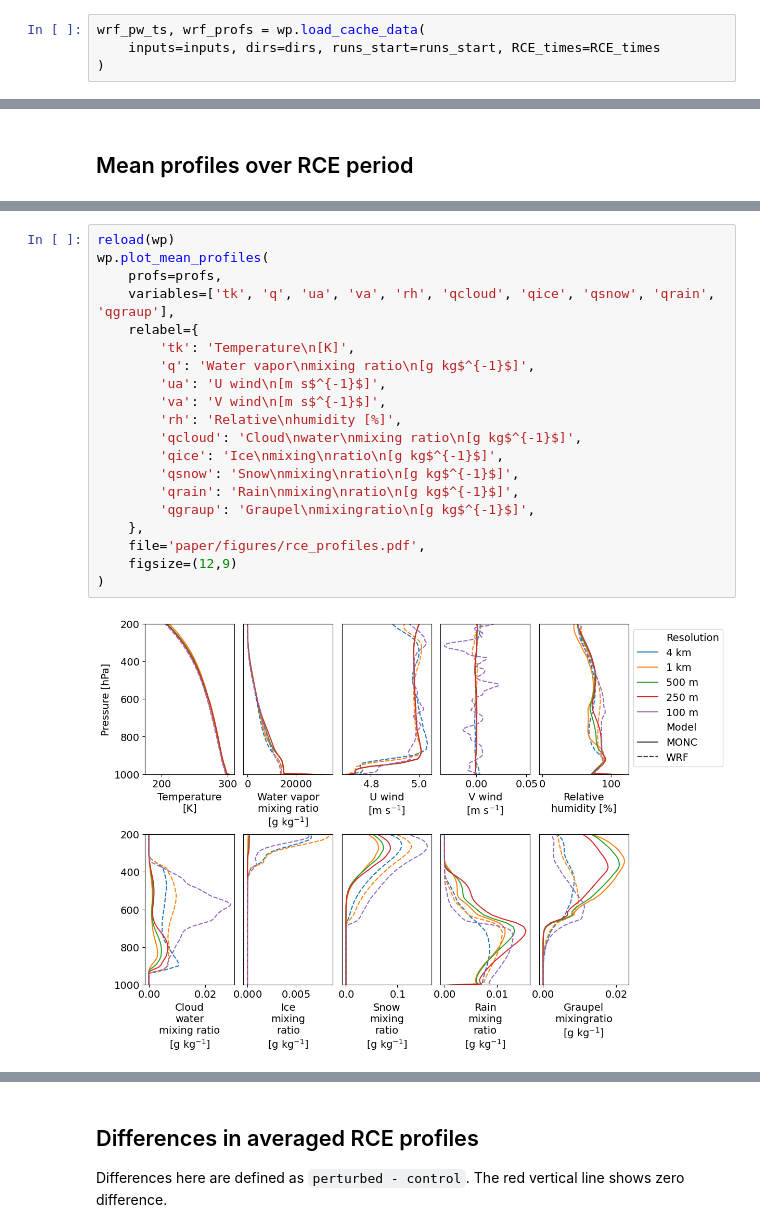
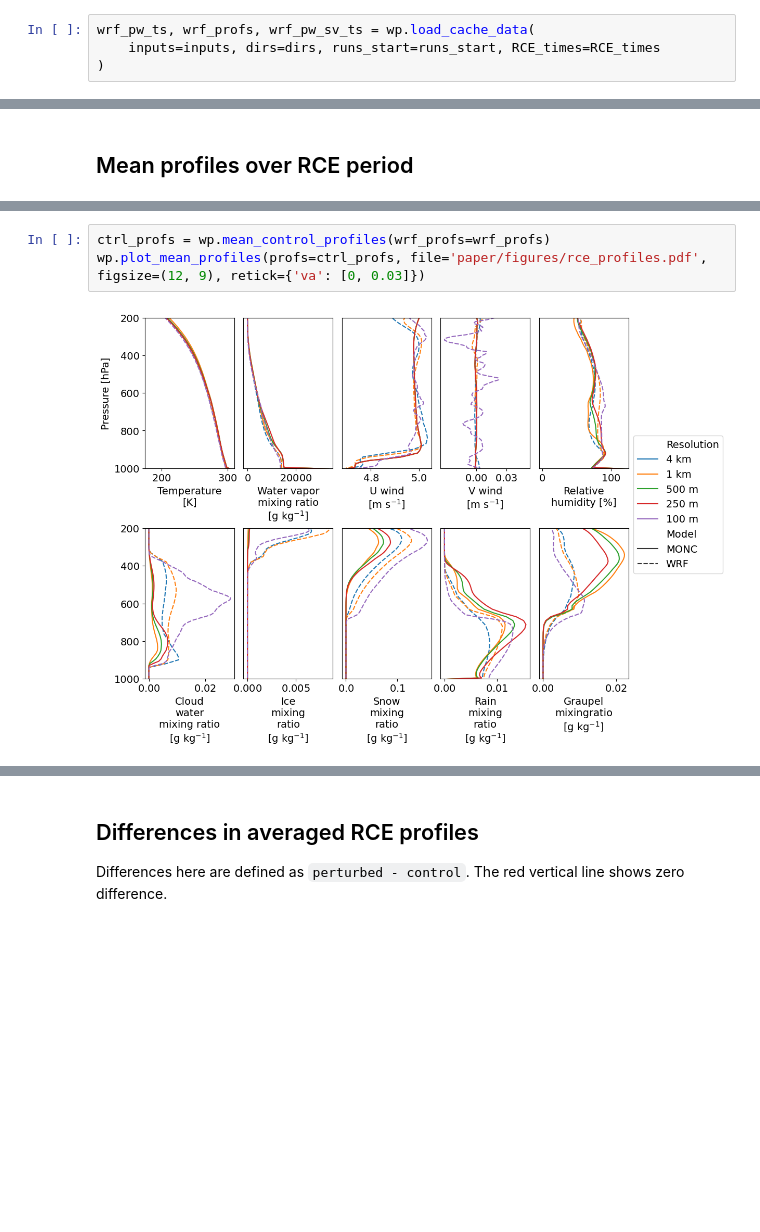
Before and after one commit to traupach/wrf_lrf_les, a Jupyter notebook: analysis/perturbation_analysis.ipynb, the cells around one changed output, grey strips where cells are left out. Drawn from its saved outputs; the diff is of its cells as text; blank space fills up the shorter version.

Commit message:
Many new figures.

```diff
--- a/analysis/perturbation_analysis.ipynb
+++ b/analysis/perturbation_analysis.ipynb
@@ -72,7 +70,7 @@ plot_levels = [850, 500, 410, 100]  # Pressure levels to plot individually [hPa]
 
 The script `~/code/sh/extract_WRF_variables_parallel.sh` runs, in parallel, a python script that extracts variables of interest from WRF `wrfout` files, optionally interpolates the 3D variables to vertical pressure levels, and takes spatial means across horizontal dimensions. These profiles of mean values per time are written to `wrfvar` files, which are then opened here. Note results are cached in `data/WRF`.
 # %%
-wrf_pw_ts, wrf_profs = wp.load_cache_data(
+wrf_pw_ts, wrf_profs, wrf_pw_sv_ts = wp.load_cache_data(
     inputs=inputs, dirs=dirs, runs_start=runs_start, RCE_times=RCE_times
 )
 # %% [markdown]
@@ -128,22 +108,5 @@ profs = profs.rename(columns={'res': 'Resolution', 'model': 'Model'})
-# %%
-reload(wp)
-wp.plot_mean_profiles(
-    profs=profs,
-    variables=['tk', 'q', 'ua', 'va', 'rh', 'qcloud', 'qice', 'qsnow', 'qrain', 'qgraup'],
-    relabel={
-        'tk': 'Temperature\n[K]',
-        'q': 'Water vapor\nmixing ratio\n[g kg$^{-1}$]',
-        'ua': 'U wind\n[m s$^{-1}$]',
-        'va': 'V wind\n[m s$^{-1}$]',
-        'rh': 'Relative\nhumidity [%]',
-        'qcloud': 'Cloud\nwater\nmixing ratio\n[g kg$^{-1}$]',
-        'qice': 'Ice\nmixing\nratio\n[g kg$^{-1}$]',
-        'qsnow': 'Snow\nmixing\nratio\n[g kg$^{-1}$]',
-        'qrain': 'Rain\nmixing\nratio\n[g kg$^{-1}$]',
-        'qgraup': 'Graupel\nmixingratio\n[g kg$^{-1}$]',
-    },
-    file='paper/figures/rce_profiles.pdf',
-    figsize=(12,9)
-)
-# %% [output]
-[figure, removed]
+# %%
+ctrl_profs = wp.mean_control_profiles(wrf_profs=wrf_profs)
+wp.plot_mean_profiles(profs=ctrl_profs, file='paper/figures/rce_profiles.pdf', figsize=(12, 9), retick={'va': [0, 0.03]})
+# %% [output]
+[figure, added]
```
Also changed, not shown: parts of 10 cells of this notebook, 16 other files.
